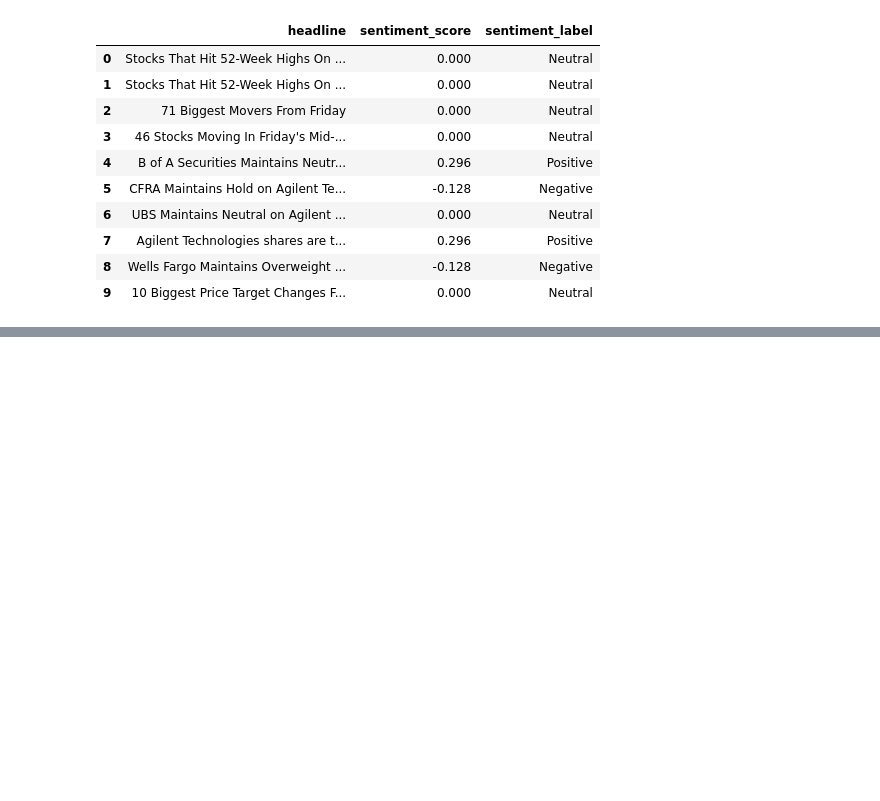
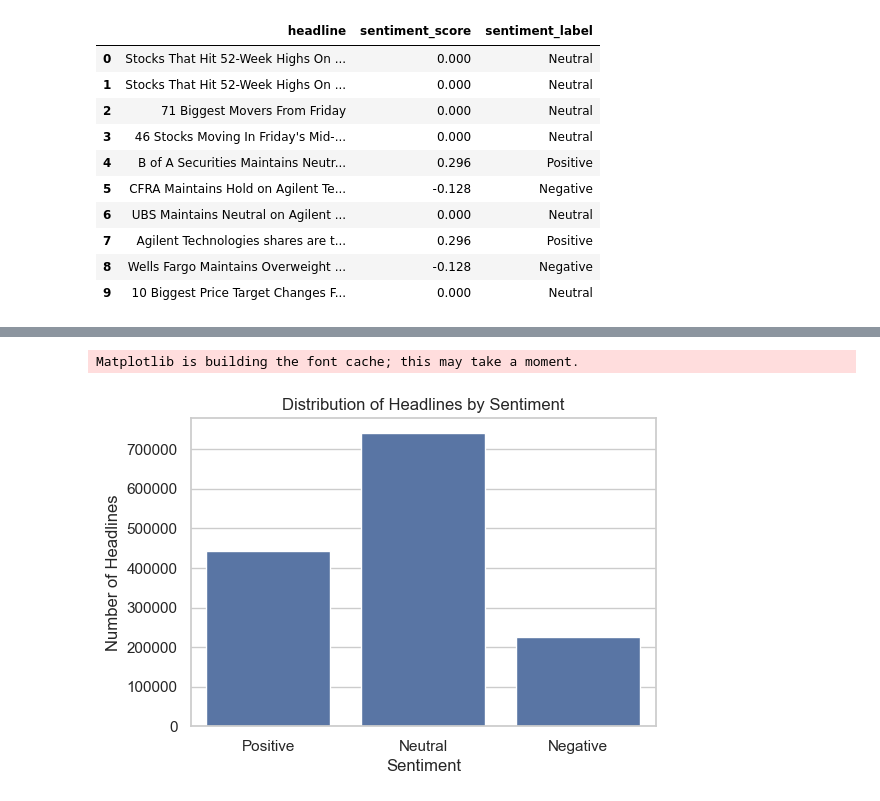
Before and after one commit to yosefmaregn2017-droid/ratings-sentiment-project, a Jupyter notebook: notebooks/EDA_and_Sentiment.ipynb, the cells around one changed output, grey strips where cells are left out. Saved outputs shown, nothing was run; the diff lists cells and outputs as text; code cells hidden in the pictures; blank space fills up the shorter version.

```diff
--- a/notebooks/EDA_and_Sentiment.ipynb
+++ b/notebooks/EDA_and_Sentiment.ipynb
@@ -60,0 +73,17 @@ df[['headline', 'sentiment_score', 'sentiment_label']].head(10)
+# %%
+import matplotlib.pyplot as plt
+import seaborn as sns
+
+# Set style for plots
+sns.set(style="whitegrid")
+
+# Plot sentiment distribution
+plt.figure(figsize=(6,4))
+sns.countplot(data=df, x='sentiment_label', order=['Positive','Neutral','Negative'])
+plt.title("Distribution of Headlines by Sentiment")
+plt.xlabel("Sentiment")
+plt.ylabel("Number of Headlines")
+plt.show()
+# %% [output]
+Matplotlib is building the font cache; this may take a moment.
+[figure, added]
```
Also changed, not shown: parts of 8 cells of this notebook.
